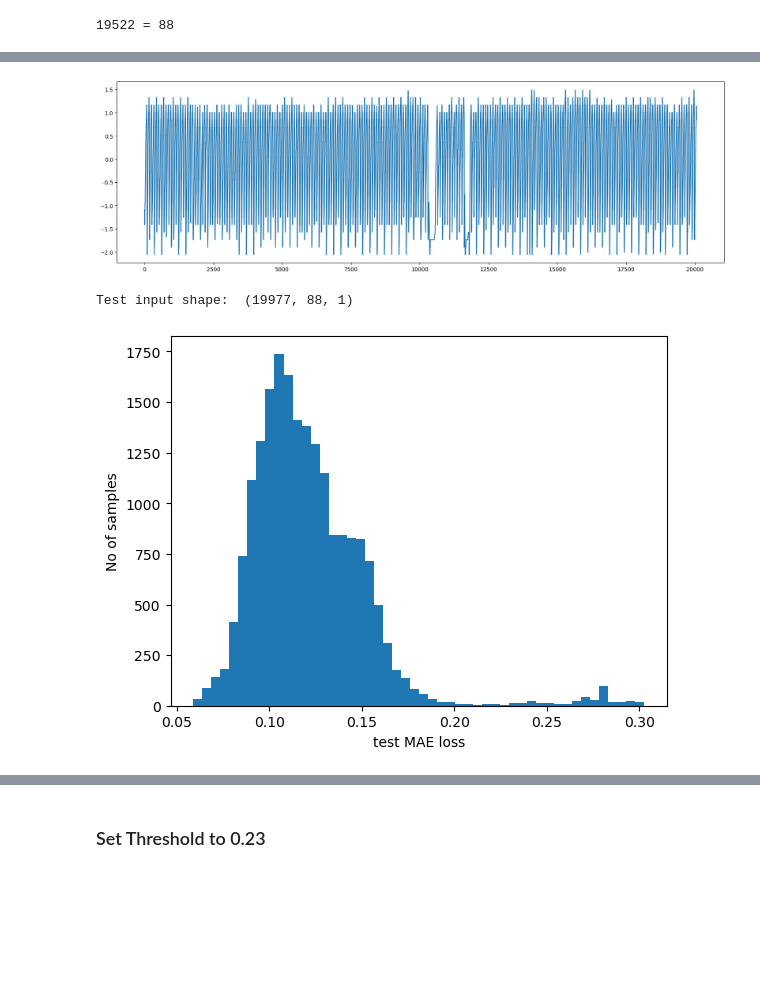
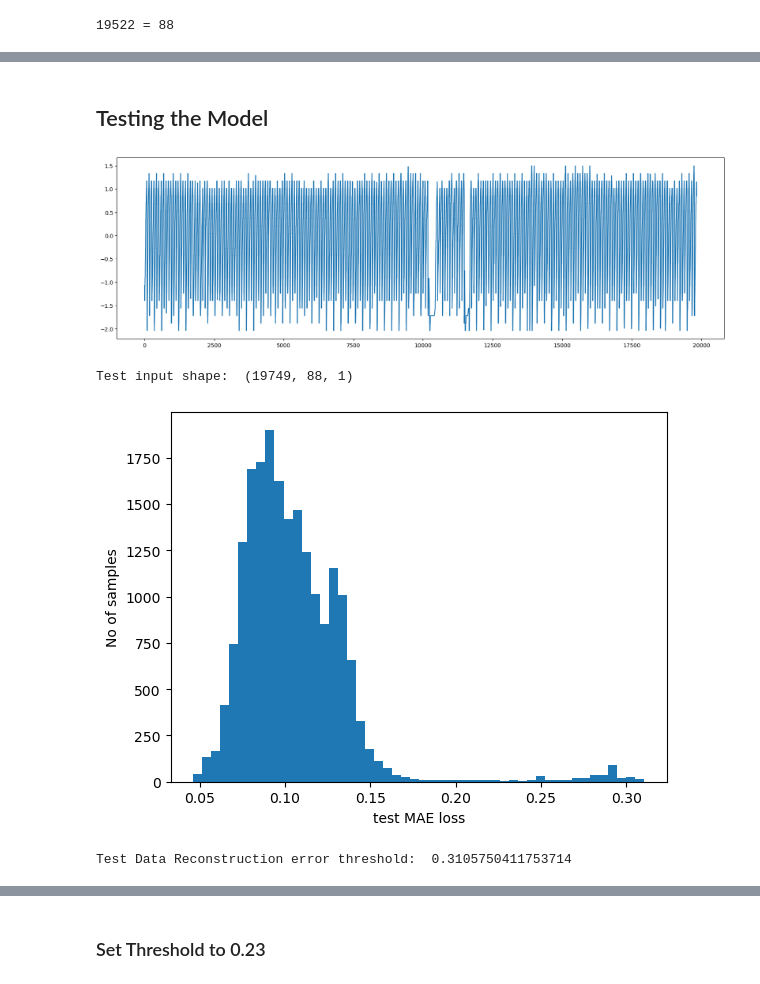
Before and after one commit to tklim/B_Anomaly-Detection-Modelling-and-Pipeline-Design, a Jupyter notebook: Appendix_D_AutoEncoder Tensorflow.ipynb, the cells around one changed output, grey strips where cells are left out. Drawn from its saved outputs; the diff is of its cells as text; code cells hidden in the pictures; blank space fills up the shorter version.

```diff
--- a/Appendix_D_AutoEncoder Tensorflow.ipynb
+++ b/Appendix_D_AutoEncoder Tensorflow.ipynb
@@ -229,32 +229,19 @@ new_df
 | 62600.0 | 122.0 | 122.000000 | 121.55814 | 121.000000 | 121.000000 | 121.000000 | 121.000000 | 121.000000 | 121.000000 | 121.000000 | ... | ... |
 228 rows × 88 columns
 # %%
-# After resampling, convert back to long series of data for autoencoder
-#df_melted = df.melt(id_vars=[new_df.columns[0]], var_name="Series Order", value_name="Data Point")
-#df_melted = df.melt(id_vars=[new_df.index], var_name="Series Order", value_name="Data Point")
-#df_melted
+# After resampling, everyone has the same length to make a standard TIME_STEPS,
+# then CONVERT back to a long time series of data for autoencoder
 index_variable = new_df.index
 index_variable = index_variable.astype(int)
 
 time_df = pd.DataFrame()
 i=0
-#for run, df1 in new_df.items():
 for run, row in new_df.iterrows():
     run = int(run)
-    #run = run.astype(int)
-    #print(type(row))
     for j, col in enumerate(row[0:], start=1):
-        #print(col)
         new_row = pd.DataFrame([[run, col]])
         time_df = pd.concat([time_df, new_row], ignore_index=True)
-        #print(new_row)
-    #for col in len(new_df)
-    #    new_row = [run, col]
-    #    time_df = pd.concat([new_df, new_row], ignore_index=True)
 
-#X_df = new_df.reset_index(drop=True)
-#X = X_df.values
-#y = np.arange(1, len(X) + 1)#
-time_df.columns = ['Runs', 'Sensor']
+time_df.columns = ['Run', 'Sensor']
 time_df
 # %% [output]
@@ -281,10 +265,8 @@ time_df['Sensor'].plot()
 <Axes: >
 [figure]
 # %%
-df=new_df.copy()
 df=time_df.copy()
-df=df.drop('Runs', axis=1)
-#df=df.drop(column, axis=1)
+df=df.drop('Run', axis=1)
 df
 # %% [output]
 |  | Sensor |
@@ -480,27 +444,36 @@ plt.show()
+# %% [markdown]
+<h2>Testing the Model
 # %%
-#df_test_value = (df_daily_jumpsup - training_mean) / training_std
-df_test_value = (df - training_mean) / training_std
+# Testing test data, but we use the same data set
+#df_test_data = df.iloc[8000:12000]
+df_test_data = df
+df_test_value = (df_test_data - training_mean) / training_std
 fig, ax = plt.subplots(figsize=(20, 6))
 df_test_value.plot(legend=False, ax=ax)
 plt.show()
 
 # Create sequences from test values.
 x_test = create_sequences(df_test_value.values)
 print("Test input shape: ", x_test.shape)
 
 # Get test MAE loss.
 x_test_pred = model.predict(x_test)
 test_mae_loss = np.mean(np.abs(x_test_pred - x_test), axis=1)
 test_mae_loss = test_mae_loss.reshape((-1))
 
 plt.hist(test_mae_loss, bins=50)
 plt.xlabel("test MAE loss")
 plt.ylabel("No of samples")
 plt.show()
+
+# Get reconstruction loss threshold.
+threshold = np.max(train_mae_loss)
+print("Test Data Reconstruction error threshold: ", threshold)
 # %% [output]
-[figure, old version]
+[figure, new version]
-Test input shape:  (19977, 88, 1)
+Test input shape:  (19749, 88, 1)
-[figure, old version]
+[figure, new version]
+Test Data Reconstruction error threshold:  0.3105750411753714
 # %%
 # Detect all the samples which are anomalies.
 print("Reconstruction error threshold: ", threshold)
```
Also changed, not shown: parts of 45 cells of this notebook.
